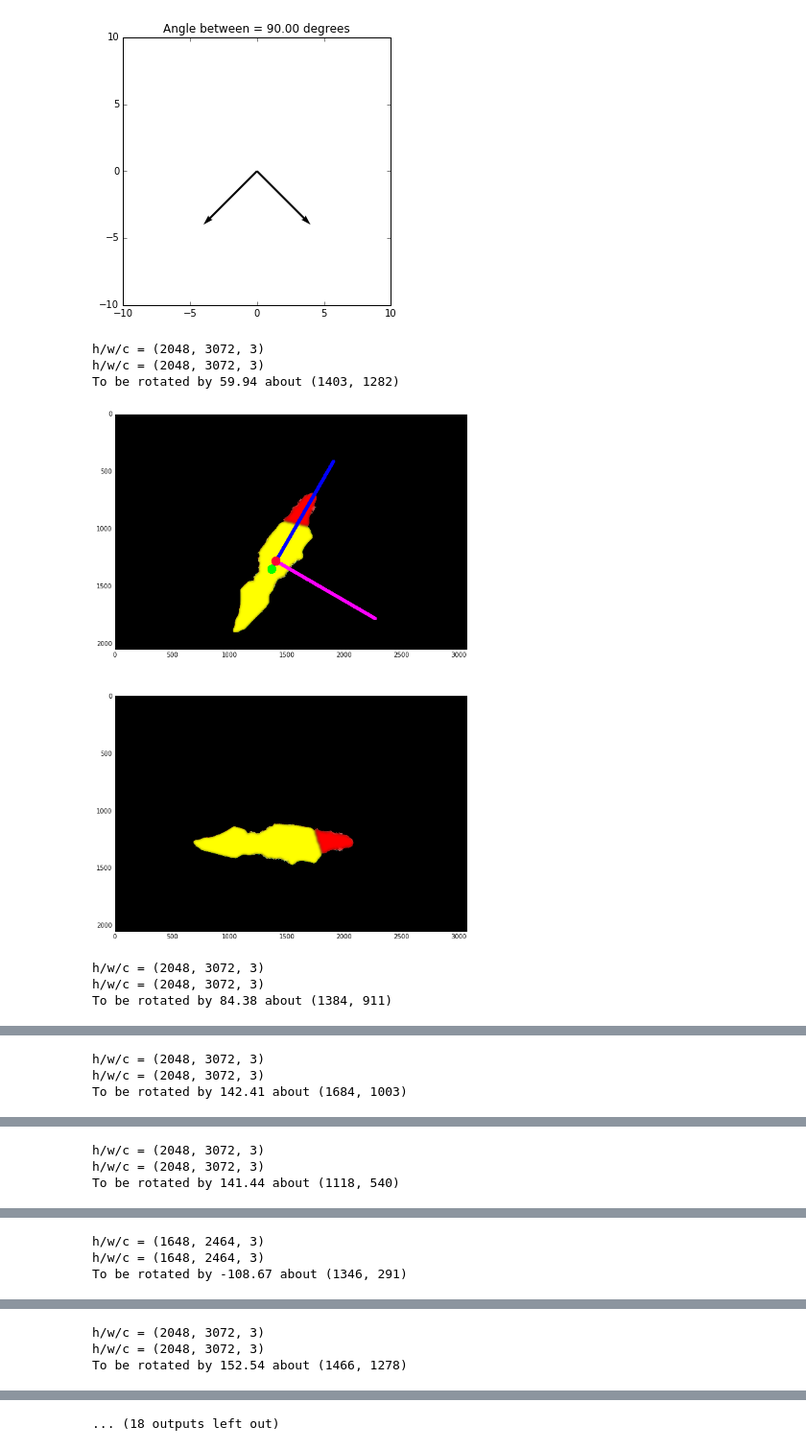
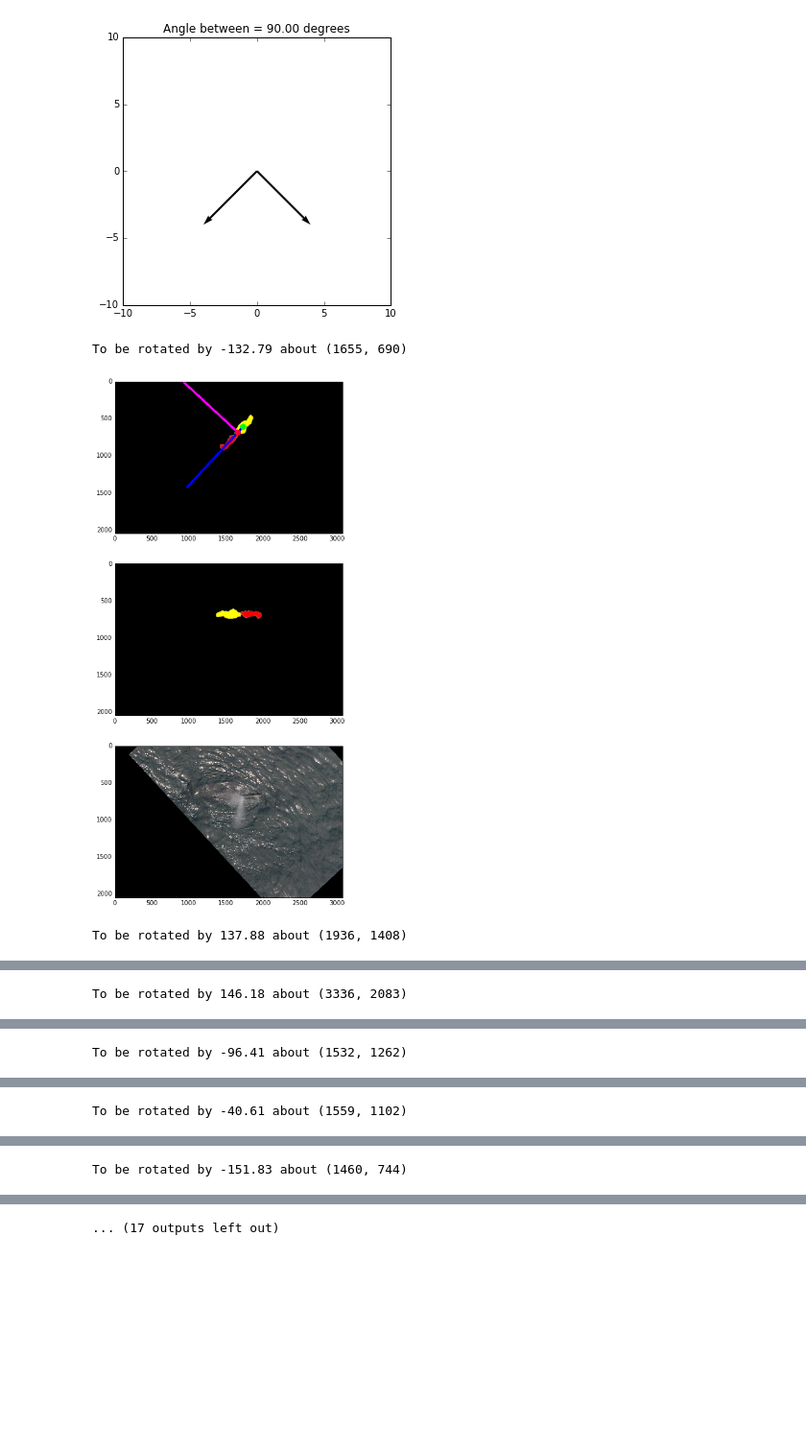
Before and after one commit to mattdns1006/Misc, a Jupyter notebook: pcaRotate.ipynb, the cells around one changed output, grey strips where cells are left out. Shown at 96% size. Cells and saved outputs as stored; diff of their text form; code cells hidden in the pictures; blank space fills up the shorter version.

```diff
--- a/pcaRotate.ipynb
+++ b/pcaRotate.ipynb
@@ -101,12 +101,15 @@ def getEigenVectors(centroid1,centroid2,cov):
     evs = np.array([e1,e2])
     return evs
 
-def getRotationMatrix(evs,centroid,scale= 1.0):
+def rotate(orig,mask,evs,centroid,scale= 1.0):
+    h,w,c = mask.shape
     angle = np.degrees(np.arctan2(evs[1][0],evs[0][0]))
     centroid = totuple(centroid)
     M = cv2.getRotationMatrix2D(centroid,-angle,1)
     print("To be rotated by {0:.2f} about {1}".format(angle,centroid))
-    return M
+    origDst = cv2.warpAffine(orig, M,(w,h),borderValue=0)
+    maskDst = cv2.warpAffine(mask, M,(w,h),borderValue=0)
+    return origDst,maskDst
 # %%
 imgPaths = glob.glob("/home/msmith/kaggle/whale/imgs/*/l_*")
 for i in np.random.permutation(len(imgPaths))[:15]:
@@ -114,43 +117,43 @@ for i in np.random.permutation(len(imgPaths))[:15]:
     imPath = imgPaths[i]
 
     orig = cv2.imread(imPath.replace("l_","w1_"))[:,:,::-1]
     mask = cv2.imread(imPath)[:,:,::-1]
     h,w,c = mask.shape
     channel = 0 #Red
 
     # Call fns
     mask = getRedYellow(mask)
     centroidR, covR = getImgMoments(mask,0)
     centroidG, covG = getImgMoments(mask,1)
     e1,e2 = evs = getEigenVectors(centroid1=centroidG,centroid2=centroidR,cov=covR)
-    rotMatrix = getRotationMatrix(evs=evs,centroid=centroidR,scale=1.0)
-    rot = mask.copy()
-    dst =cv2.warpAffine(rot, rotMatrix,(w,h),borderValue=0)
+
+    rotOrig = orig.copy()
+    rotMask = mask.copy()
+
+    rotOrig, rotMask = rotate(rotOrig,rotMask,evs,centroidR)
 
     # For display
     arroLen = 1000
     arrowToE1 = tuple((centroidR + (e1)*arroLen).astype(np.uint16))
     arrowToE2 = tuple((centroidR + (e2)*arroLen).astype(np.uint16))
     centroidRT = totuple(centroidR)
     centroidGT = totuple(centroidG)
 
     dis = mask.copy()
     cv2.line(dis,centroidRT,arrowToE1,(0,0,255),30)
     cv2.line(dis,centroidRT,arrowToE2,(255,0,255),30)
     cv2.line(dis,centroidGT,centroidRT,(0,0,255),30)
     cv2.circle(dis,centroidRT,40,(255,0,50),-1,lineType=8)
     cv2.circle(dis,centroidGT,40,(0,255,0),-1)
     plt.title(imPath)
-    plt.subplot(211)
+    plt.subplot(311)
     plt.imshow(dis,cmap=cm.gray);
-    plt.subplot(212)
-    plt.imshow(dst,cmap=cm.gray);
+    plt.subplot(312)
+    plt.imshow(rotMask,cmap=cm.gray);
+    plt.subplot(313)
+    plt.imshow(rotOrig);
     plt.show()
 # %% [output]
-h/w/c = (2048, 3072, 3)
-h/w/c = (2048, 3072, 3)
-To be rotated by 59.94 about (1403, 1282)
+To be rotated by -132.79 about (1655, 690)
-[figure, old version]
+[figure, new version]
-h/w/c = (2048, 3072, 3)
-h/w/c = (2048, 3072, 3)
-To be rotated by 84.38 about (1384, 911)
+To be rotated by 137.88 about (1936, 1408)
@@ -158,3 +161 @@ To be rotated by 84.38 about (1384, 911)
-h/w/c = (2048, 3072, 3)
-h/w/c = (2048, 3072, 3)
-To be rotated by 142.41 about (1684, 1003)
+To be rotated by 146.18 about (3336, 2083)
@@ -162,3 +163 @@ To be rotated by 142.41 about (1684, 1003)
-h/w/c = (2048, 3072, 3)
-h/w/c = (2048, 3072, 3)
-To be rotated by 141.44 about (1118, 540)
+To be rotated by -96.41 about (1532, 1262)
@@ -166,3 +165 @@ To be rotated by 141.44 about (1118, 540)
-h/w/c = (1648, 2464, 3)
-h/w/c = (1648, 2464, 3)
-To be rotated by -108.67 about (1346, 291)
+To be rotated by -40.61 about (1559, 1102)
@@ -170,3 +167 @@ To be rotated by -108.67 about (1346, 291)
-h/w/c = (2048, 3072, 3)
-h/w/c = (2048, 3072, 3)
-To be rotated by 152.54 about (1466, 1278)
+To be rotated by -151.83 about (1460, 744)
@@ -174 +169 @@ To be rotated by 152.54 about (1466, 1278)
-... (18 outputs left out)
+... (17 outputs left out)
```
Also changed, not shown: parts of 2 cells of this notebook.
